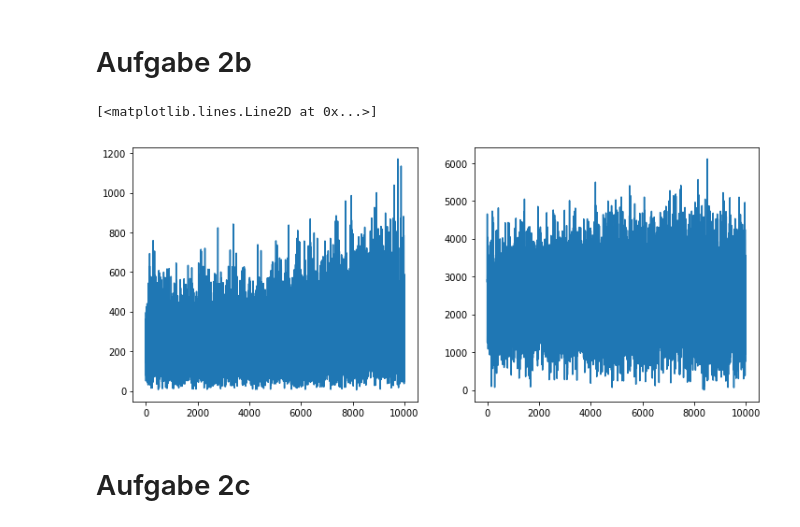
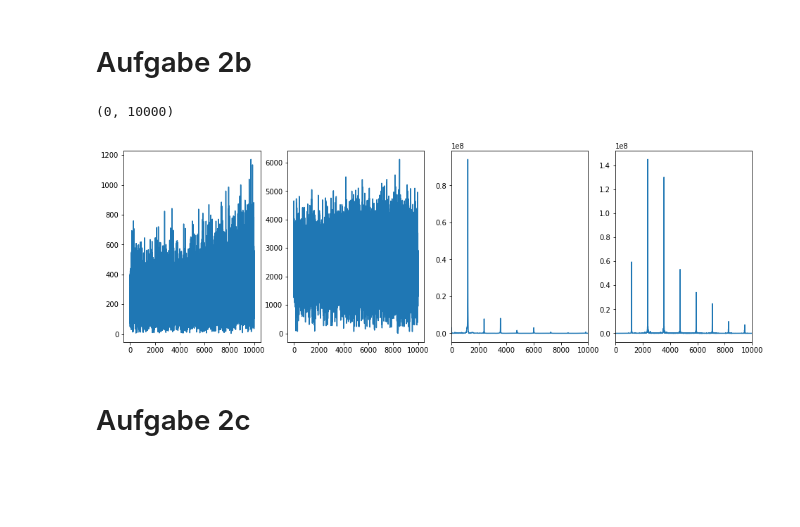
Before and after one commit to angewandte-mathe/Angewandte-Mathe, a Jupyter notebook: Blatt 2/Blatt 2.ipynb, the cells around one changed output. Saved outputs shown, nothing was run; the diff lists cells and outputs as text; code cells hidden in the pictures; blank space fills up the shorter version.

```diff
--- a/Blatt 2/Blatt 2.ipynb
+++ b/Blatt 2/Blatt 2.ipynb
@@ -25,27 +25,34 @@ ax[1].plot(nf,fourier)
 # %% [markdown]
 # Aufgabe 2b
 # %%
-fig, ax = plt.subplots(1,2,figsize = (12,5))
+fig, ax = plt.subplots(1,4,figsize = (16,5))
 
 n = np.linspace(0,10000,10000)
-
+u = np.linspace(0,50001,50001)
 
 piano = np.loadtxt("piano.txt",float)
 trumpet = np.loadtxt("trumpet.txt",float)
 
 piano_dft = rfft(piano)
 trumpet_dft = rfft(trumpet)
 
+piano_second = piano_dft
+trumpet_second = trumpet_dft
 piano_dft = piano_dft[-10000:]
 trumpet_dft = trumpet_dft[-10000:]
 
 
 
 ax[0].plot(n,abs(piano_dft))
 ax[1].plot(n,abs(trumpet_dft))
+ax[2].plot(u,abs(piano_second))
+# Ton D
+ax[3].plot(u,abs(trumpet_second))
+ax[2].set_xlim(0,10000)
+ax[3].set_xlim(0,10000)
 # %% [output]
-[<matplotlib.lines.Line2D at 0x...>]
+(0, 10000)
-[figure, old version]
+[figure, new version]
 # %% [markdown]
 # Aufgabe 2c
 # %%
```
Also changed, not shown: 3 other files.
